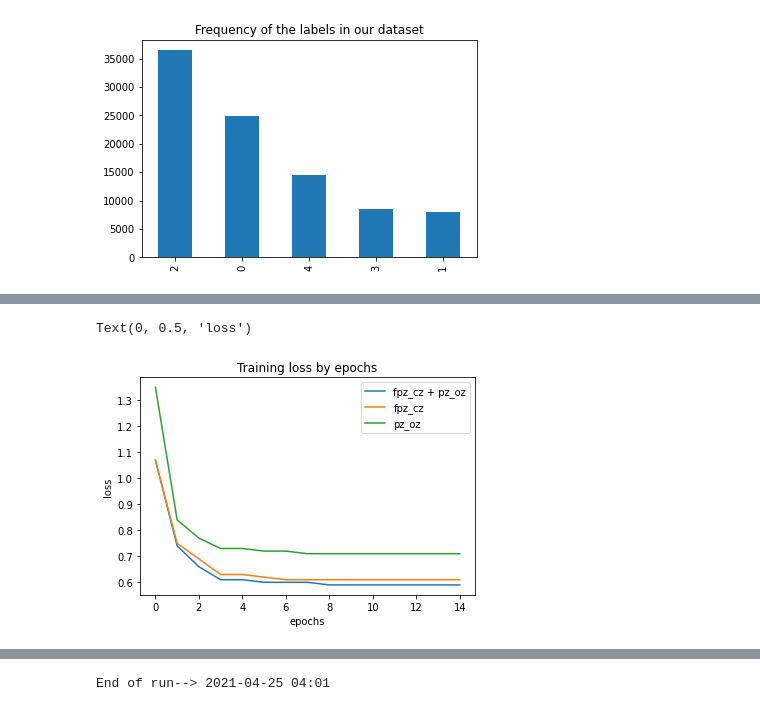
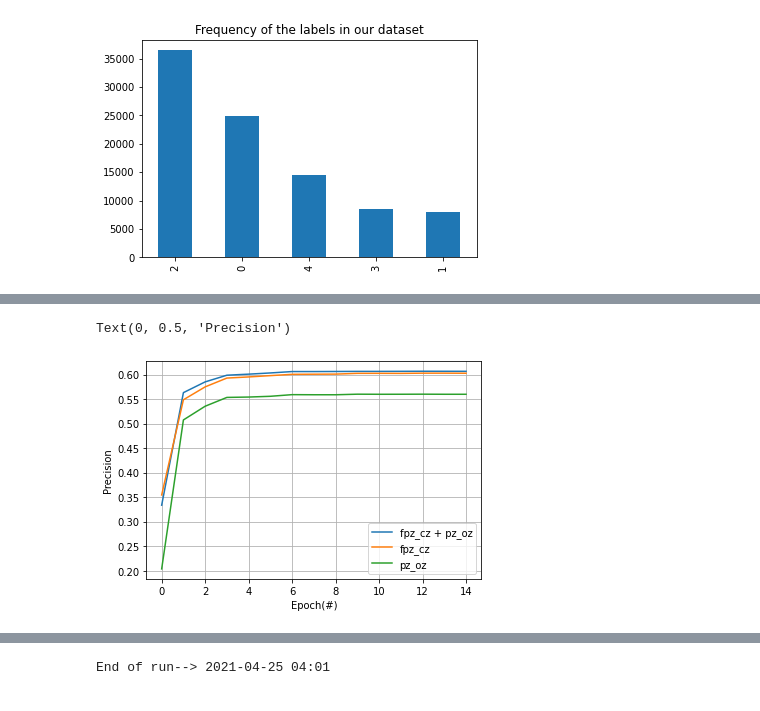
Before and after one commit to sanjuskm05/sleep-stage-classification-evaluation, a Jupyter notebook: mintNet_deepsleep_net.ipynb, the cells around one changed output, grey strips where cells are left out. Saved outputs shown, nothing was run; the diff lists cells and outputs as text; code cells hidden in the pictures.

```diff
--- a/mintNet_deepsleep_net.ipynb
+++ b/mintNet_deepsleep_net.ipynb
@@ -501,9 +502,9 @@ if VBS:
     print("Shape of the input data: {}".format(X.shape))
     print("Shape of the sleep stages: {}".format(y.shape))
 # splitting subjects
-X_train, X_test, Y_train, Y_test = train_test_split(X, y, test_size=0.1, random_state=seed)
-X_train_fpz_cz, X_test_fpz_cz, Y_train_fpz_cz, Y_test_fpz_cz = train_test_split(X[:,:,0:1], y, test_size=0.1, random_state=seed)
-X_train_pz_oz, X_test_pz_oz, Y_train_pz_oz, Y_test_pz_oz = train_test_split(X[:,:,1:2], y, test_size=0.1, random_state=seed)
+X_train, X_test, Y_train, Y_test = train_test_split(X, y, test_size=0.2, random_state=seed)
+X_train_fpz_cz, X_test_fpz_cz, Y_train_fpz_cz, Y_test_fpz_cz = train_test_split(X[:,:,0:1], y, test_size=0.2, random_state=seed)
+X_train_pz_oz, X_test_pz_oz, Y_train_pz_oz, Y_test_pz_oz = train_test_split(X[:,:,1:2], y, test_size=0.2, random_state=seed)
 
 if VBS:
     print("Shape of the training dataset:\ntraining dataset: {}\ntest dataset: {}\n"
@@ -798,11 +847,12 @@ epoch14 | progress->1663/1663 curr_epoch_loss=0.7099999785423279
 # %%
-plt.title("Training loss by epochs")
-plt.plot(loss_history, label = "fpz_cz + pz_oz")
-plt.plot(loss_history_fpz_cz, label = "fpz_cz")
-plt.plot(loss_history_pz_oz, label = "pz_oz")
+#plt.title("Training precision by epochs")
+plt.plot(epoch_precision_hist,label = "fpz_cz + pz_oz")
+plt.plot(epoch_precision_hist_fpz_cz,label = "fpz_cz")
+plt.plot(epoch_precision_hist_pz_oz,label = "pz_oz")
 plt.legend()
-plt.xlabel("epochs")
-plt.ylabel("loss")
+plt.grid()
+plt.xlabel("Epoch(#)")
+plt.ylabel("Precision")
 # %% [output]
-Text(0, 0.5, 'loss')
+Text(0, 0.5, 'Precision')
-[figure, old version]
+[figure, new version]
```
Also changed, not shown: parts of 46 cells of this notebook.
